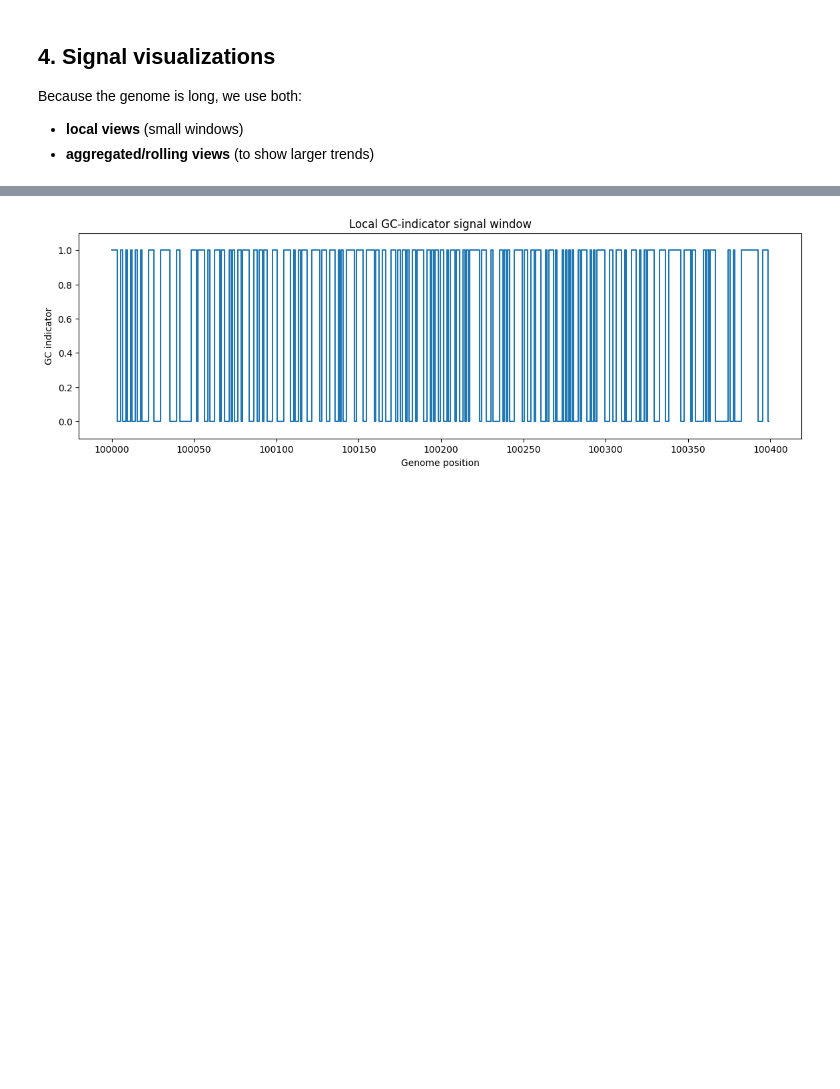
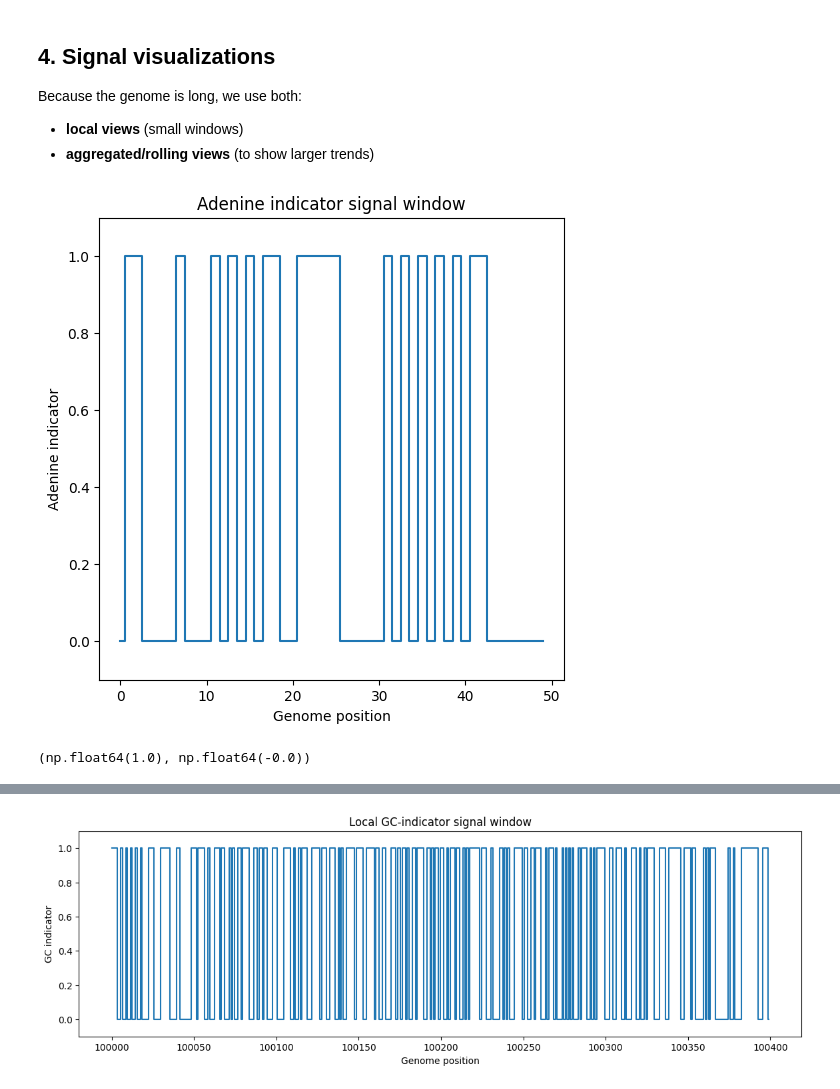
Before and after one commit to dpmcgonigle/applied-mathematics-5300-uml, a Jupyter notebook: ecoli_dna_eda.ipynb, the cells around one changed output, grey strips where cells are left out. Saved outputs shown, nothing was run; the diff lists cells and outputs as text; code cells hidden in the pictures; blank space fills up the shorter version.

```diff
--- a/ecoli_dna_eda.ipynb
+++ b/ecoli_dna_eda.ipynb
@@ -373,3 +373,26 @@ T fraction: 0.2458999511380862
 Because the genome is long, we use both:
 - **local views** (small windows)
 - **aggregated/rolling views** (to show larger trends)
+# %%
+# Local window view of raw signals
+local_start = 0
+local_len = 50
+local_end = local_start + local_len
+x_local = np.arange(local_start, local_end)
+
+fig, ax = plt.subplots(figsize=(6,6))
+ax.step(x_local, gc_signal[local_start:local_end], where="mid")
+ax.set_title("Adenine indicator signal window")
+ax.set_xlabel("Genome position")
+ax.set_ylabel("Adenine indicator")
+ax.set_ylim(-0.1, 1.1)
+plt.show()
+# %% [output]
+[figure, added]
+# %%
+tmp = gc_signal.copy()[local_start:local_end]
+tmp = tmp + np.random.normal(0,1,tmp.size)
+tmp = np.clip(tmp, -0.0, 1.0)
+tmp.max(), tmp.min()
+# %% [output]
+(np.float64(1.0), np.float64(-0.0))
```
Also changed, not shown: parts of 2 cells of this notebook, 3 other files.
